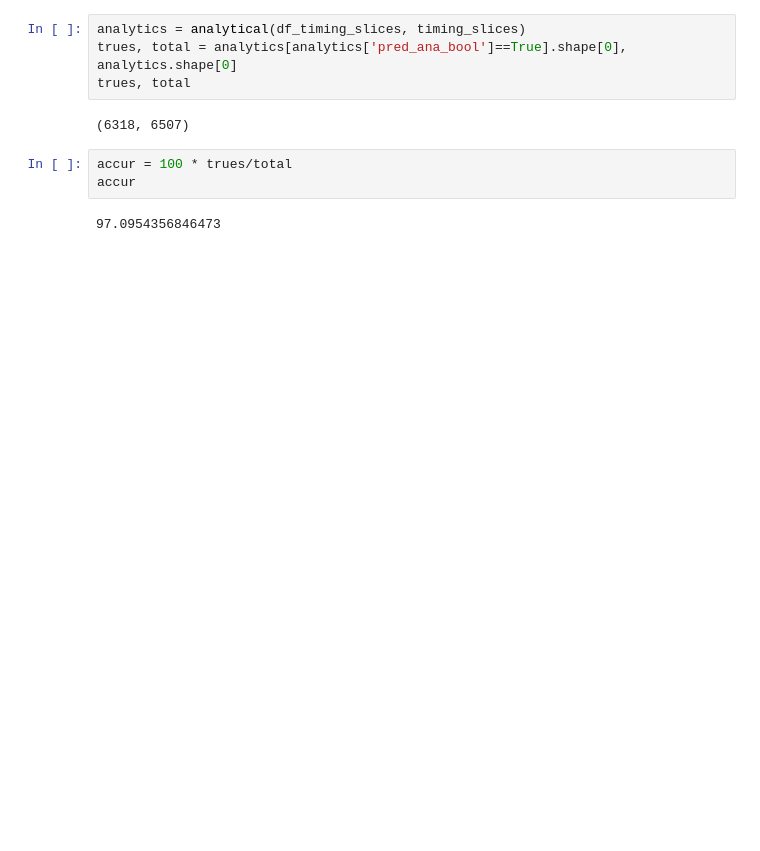
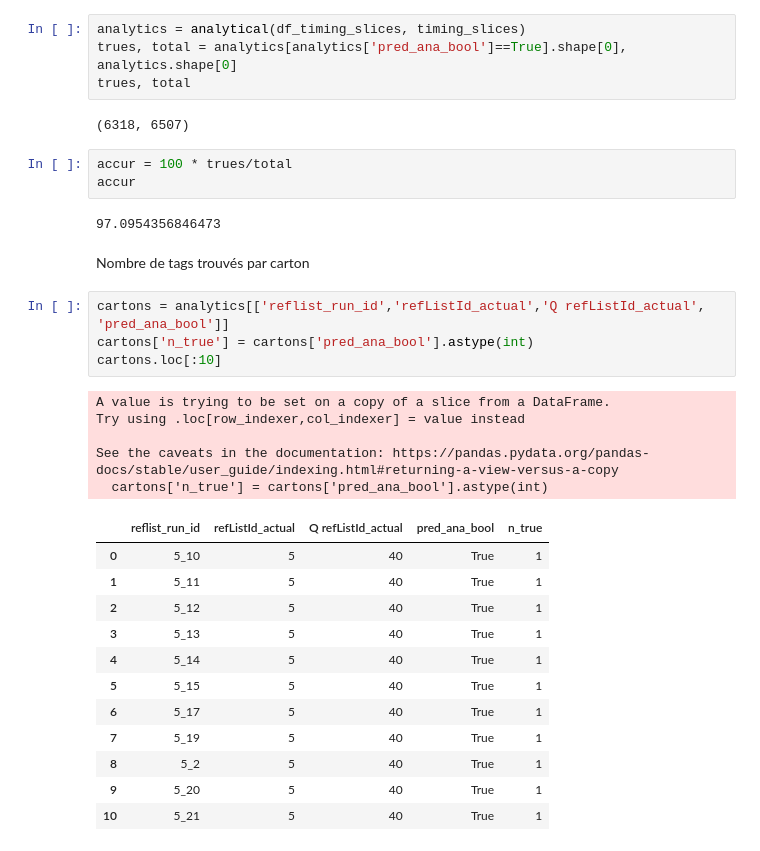
Before and after one commit to oceanelinxi/Projet_RFID, a Jupyter notebook: MLRFID_Projet_S8.ipynb, the cells around one changed output. Cells and saved outputs as stored; diff of their text form; blank space fills up the shorter version.

```diff
--- a/MLRFID_Projet_S8.ipynb
+++ b/MLRFID_Projet_S8.ipynb
@@ -498,3 +499,27 @@ accur = 100 * trues/total
 accur
 # %% [output]
 97.0954356846473
+# %% [markdown]
+Nombre de tags trouvés par carton
+# %%
+cartons = analytics[['reflist_run_id','refListId_actual','Q refListId_actual', 'pred_ana_bool']]
+cartons['n_true'] = cartons['pred_ana_bool'].astype(int)
+cartons.loc[:10]
+# %% [output]
+A value is trying to be set on a copy of a slice from a DataFrame.
+Try using .loc[row_indexer,col_indexer] = value instead
+
+See the caveats in the documentation: https://pandas.pydata.org/pandas-docs/stable/user_guide/indexing.html#returning-a-view-versus-a-copy
+  cartons['n_true'] = cartons['pred_ana_bool'].astype(int)
+|  | reflist_run_id | refListId_actual | Q refListId_actual | pred_ana_bool | n_true |
+| 0 | 5_10 | 5 | 40 | True | 1 |
+| 1 | 5_11 | 5 | 40 | True | 1 |
+| 2 | 5_12 | 5 | 40 | True | 1 |
+| 3 | 5_13 | 5 | 40 | True | 1 |
+| 4 | 5_14 | 5 | 40 | True | 1 |
+| 5 | 5_15 | 5 | 40 | True | 1 |
+| 6 | 5_17 | 5 | 40 | True | 1 |
+| 7 | 5_19 | 5 | 40 | True | 1 |
+| 8 | 5_2 | 5 | 40 | True | 1 |
+| 9 | 5_20 | 5 | 40 | True | 1 |
+| 10 | 5_21 | 5 | 40 | True | 1 |
```
Also changed, not shown: parts of 11 cells of this notebook, 1 other file.
